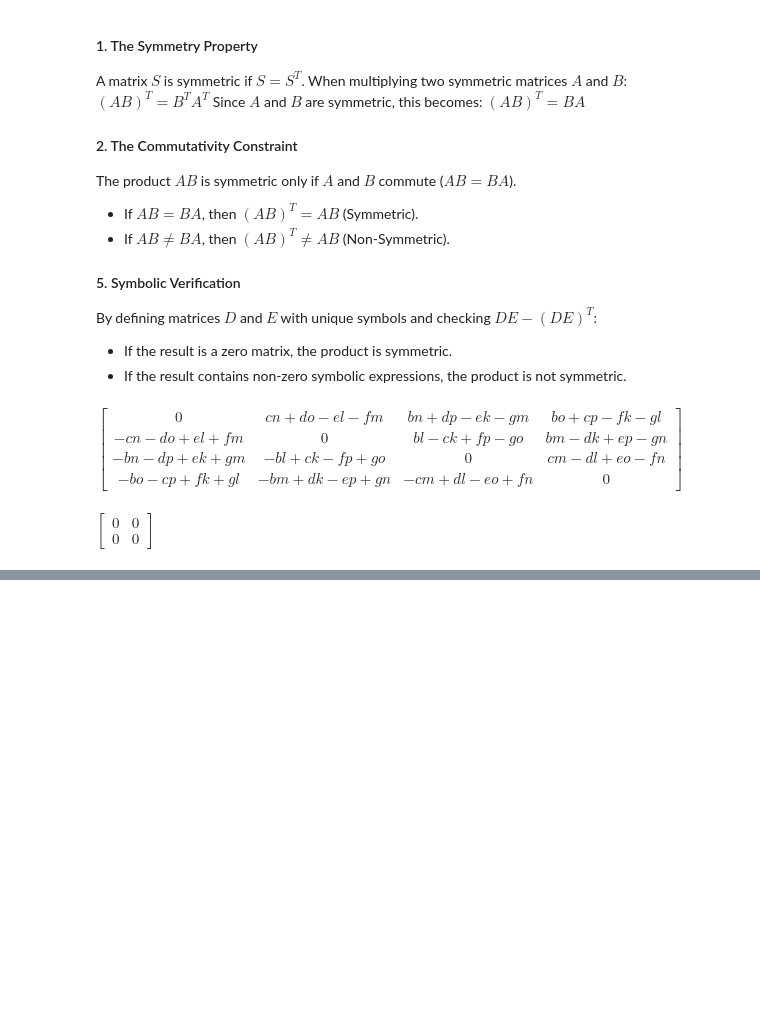
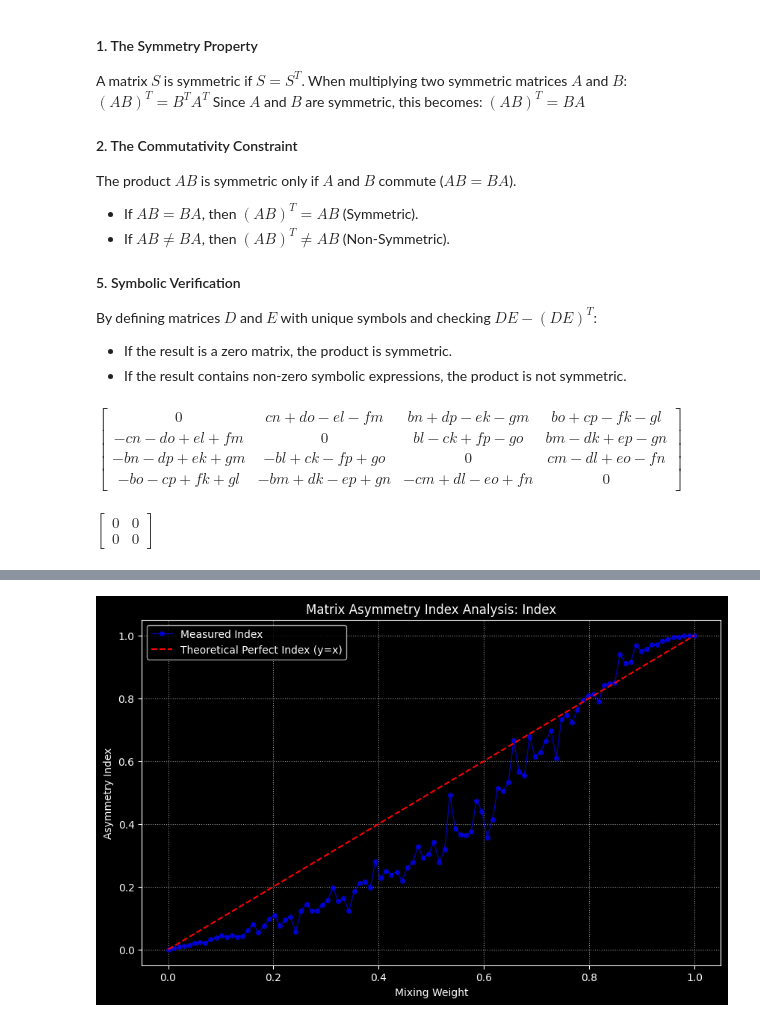
Before and after one commit to jkh928/Linear-Algebra-Python, a Jupyter notebook: 01-Course-Notes/Section_5_Matrix_Multiplications/Additive_Multiplicative_Symmetric_Matrices.ipynb, the cells around one changed output, grey strips where cells are left out. Cells and saved outputs as stored; diff of their text form; code cells hidden in the pictures; blank space fills up the shorter version.

```diff
--- a/01-Course-Notes/Section_5_Matrix_Multiplications/Additive_Multiplicative_Symmetric_Matrices.ipynb
+++ b/01-Course-Notes/Section_5_Matrix_Multiplications/Additive_Multiplicative_Symmetric_Matrices.ipynb
@@ -234,0 +242,54 @@ $\displaystyle \left[\begin{matrix}0 & 0\\0 & 0\end{matrix}\right]$
+# %%
+# ======================================================================
+# SECTION: [EMPIRICAL MATRIX ASYMMETRY INDEX SIMULATION]
+# COMPLEXITY: O(k * n^2) - Where k=100 (weight steps) and n=7 (matrix size).
+# DATA SHAPE: Random Matrix(7, 7) -> Index Vector(100,).
+# MATH: A = S + K (Decomposition) | a_i = ||A_mixed_skew|| / ||A_mixed||.
+# TOOLS: np.random.randn(), np.linalg.norm(ord='fro'), np.allclose(), plt.grid()
+# ======================================================================
+
+def sum_check(matrix, symmetric_matrix, skew_symmetric_matrix):
+    """Check the sum of symmetric and skew-symmetric matrices equals the original matrix."""
+    return np.allclose(matrix, symmetric_matrix + skew_symmetric_matrix)
+
+
+def calculate_norm(matrix: np.ndarray) -> float:
+    """Calculate the Frobenius norm of a matrix."""
+    return np.linalg.norm(matrix, ord='fro')
+
+
+def plot_matrix(index, matrix: np.ndarray, title: str = ""):
+    plt.figure(figsize=(10, 6))
+    plt.plot(index, matrix, 'bo-', label='Measured Index', markersize=4, linewidth=1, alpha=0.7)
+    plt.plot([0,1], [0,1], 'r--', label='Theoretical Perfect Index (y=x)', linewidth=1.5)
+    plt.xlabel('Mixing Weight')
+    plt.ylabel('Asymmetry Index')
+    plt.title(f"Matrix Asymmetry Index Analysis: {title}")
+    plt.grid(True, linestyle=':', alpha=0.6)
+    plt.legend()
+    plt.show()
+
+# generate a random square matrix
+np.random.seed(40)
+matrix_size = 7
+
+# proportional formula: matrix_mixed = (1 - weight) * symmetric_matrix + weight * skew-symmetric_matrix
+weight = np.linspace(0, 1, 100)
+index = np.zeros_like(weight, dtype=float)
+
+for i, weights in enumerate(weight):
+    # generate random symmetric and skew-symmetric matrices
+    matrix = np.random.rand(matrix_size, matrix_size)
+    symmetric_matrix = (matrix + matrix.T) / 2
+    skew_symmetric_matrix = (matrix - matrix.T) / 2
+
+    if not sum_check(matrix, symmetric_matrix, skew_symmetric_matrix):
+        raise ValueError("The sum of symmetric and skew-symmetric matrices does not equal the original matrix.")
+
+    matrix_mixed = (1 - weights) * symmetric_matrix + weights * skew_symmetric_matrix
+    matrix_mixed_skew = (matrix_mixed - matrix_mixed.T) / 2
+    index[i] = calculate_norm(matrix_mixed_skew) / calculate_norm(matrix_mixed)
+
+plot_matrix(weight, index, "Index")
+# %% [output]
+[figure, added]
```
Also changed, not shown: parts of 2 cells of this notebook.
